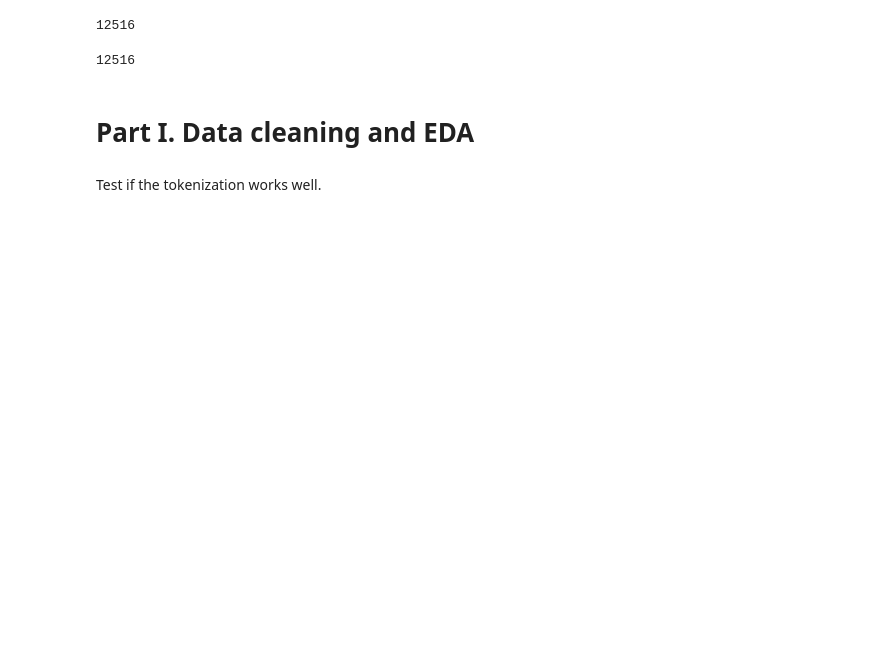
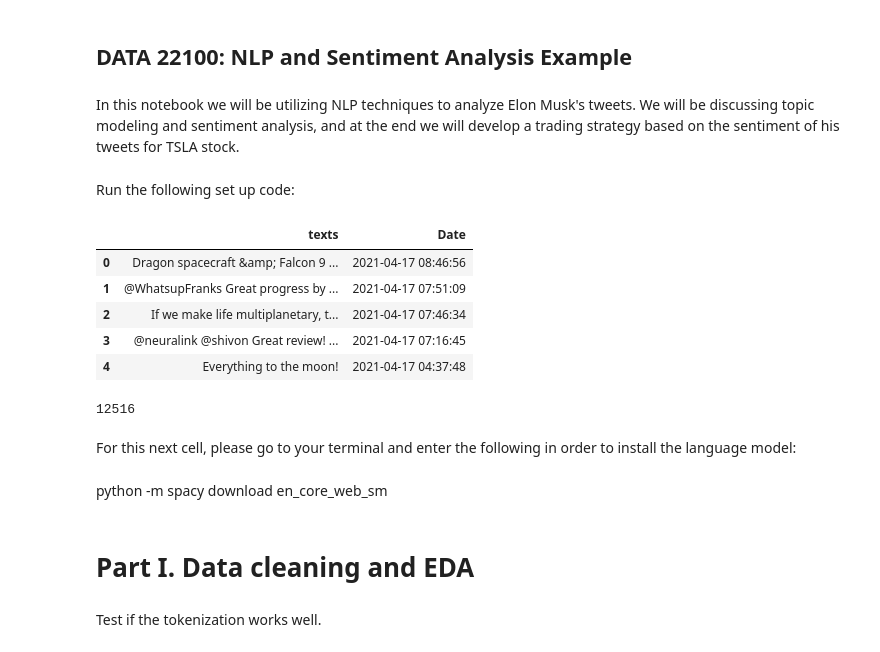
Before and after one commit to rrhuang/projects, a Jupyter notebook: TSLA_Tweet_Stock_Trade_NLP/Tweet_TSLA_Stock_Trade.ipynb, the cells around one changed output. Drawn from its saved outputs; the diff is of its cells as text; code cells hidden in the pictures; blank space fills up the shorter version.

Commit message:
tsla stock trading example

```diff
--- a/TSLA_Tweet_Stock_Trade_NLP/Tweet_TSLA_Stock_Trade.ipynb
+++ b/TSLA_Tweet_Stock_Trade_NLP/Tweet_TSLA_Stock_Trade.ipynb
@@ -1,3 +1,9 @@
+# %% [markdown]
+## DATA 22100: NLP and Sentiment Analysis Example
+# %% [markdown]
+In this notebook we will be utilizing NLP techniques to analyze Elon Musk's tweets. We will be discussing topic modeling and sentiment analysis, and at the end we will develop a trading strategy based on the sentiment of his tweets for TSLA stock.
+# %% [markdown]
+Run the following set up code:
 # %%
 # Set up codes
 
@@ -19,20 +25,25 @@ from vaderSentiment.vaderSentiment import SentimentIntensityAnalyzer
 # %%
 # load data
 df = pd.read_csv("TweetsElonMusk.csv")
-df.date = df.date.apply(lambda x: x[:-5])
+df['Date'] = df.date.apply(lambda x: x[:-5])
+df = df.drop(columns=['date'])
 # %%
 df.head()
-df.shape[0]
 # %% [output]
-12516
+|  | texts | Date |
+| 0 | Dragon spacecraft &amp; Falcon 9 ... | 2021-04-17 08:46:56 |
+| 1 | @WhatsupFranks Great progress by ... | 2021-04-17 07:51:09 |
+| 2 | If we make life multiplanetary, t... | 2021-04-17 07:46:34 |
+| 3 | @neuralink @shivon Great review! ... | 2021-04-17 07:16:45 |
+| 4 | Everything to the moon! | 2021-04-17 04:37:48 |
-# %%
-# print out how many tweets we collected
-text_data = list(df["texts"].values)
-date      = list(df["date"].values)
-T         = len(text_data)
-print(T)
-# %% [output]
-12516
+# %%
+len(df)
+# %% [output]
+12516
+# %% [markdown]
+For this next cell, please go to your terminal and enter the following in order to install the language model:
+# %% [markdown]
+python -m spacy download en_core_web_sm
 # %%
 import en_core_web_sm
 spacy_nlp   = en_core_web_sm.load()
```
Also changed, not shown: parts of 9 cells of this notebook, 3 other files.
